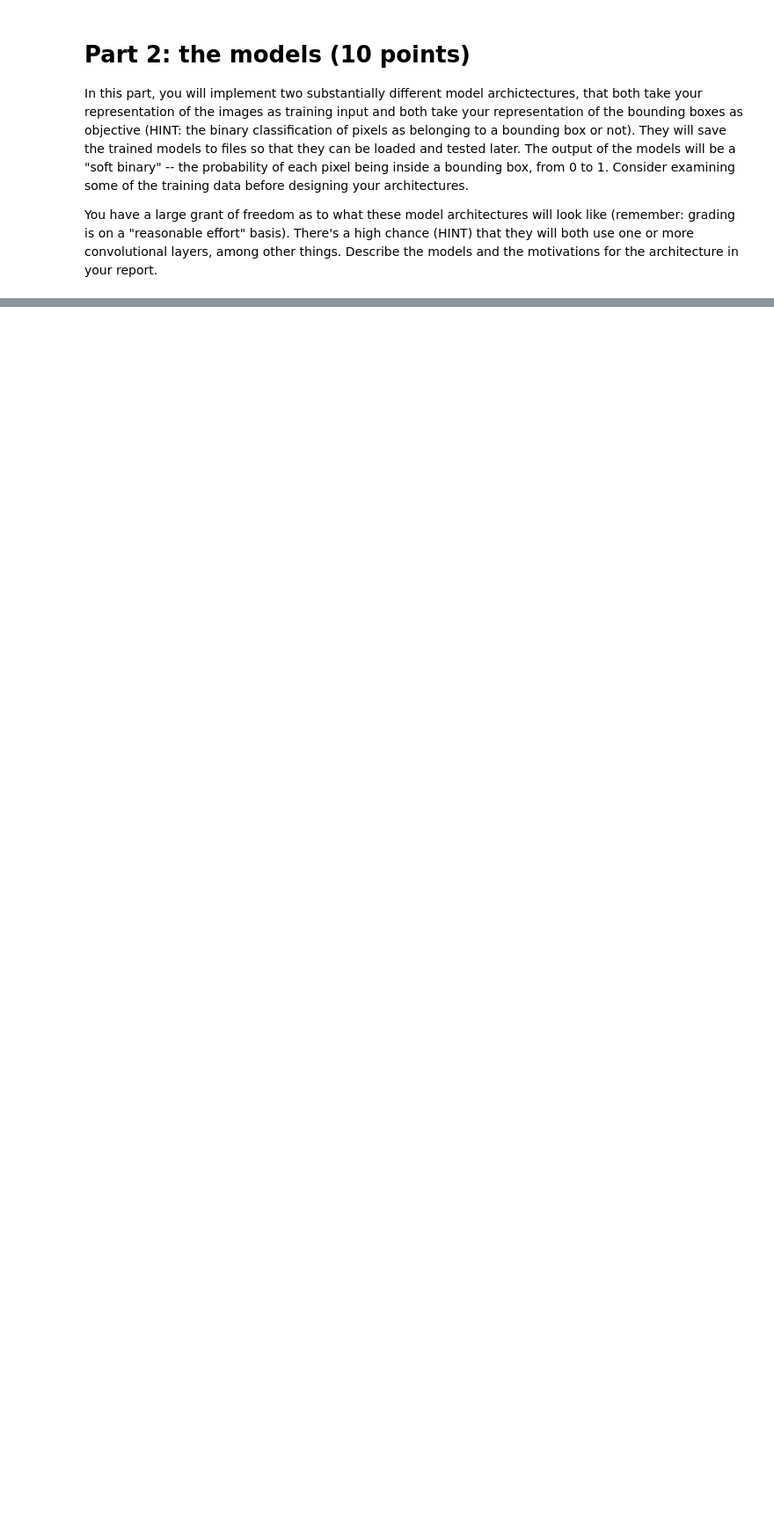
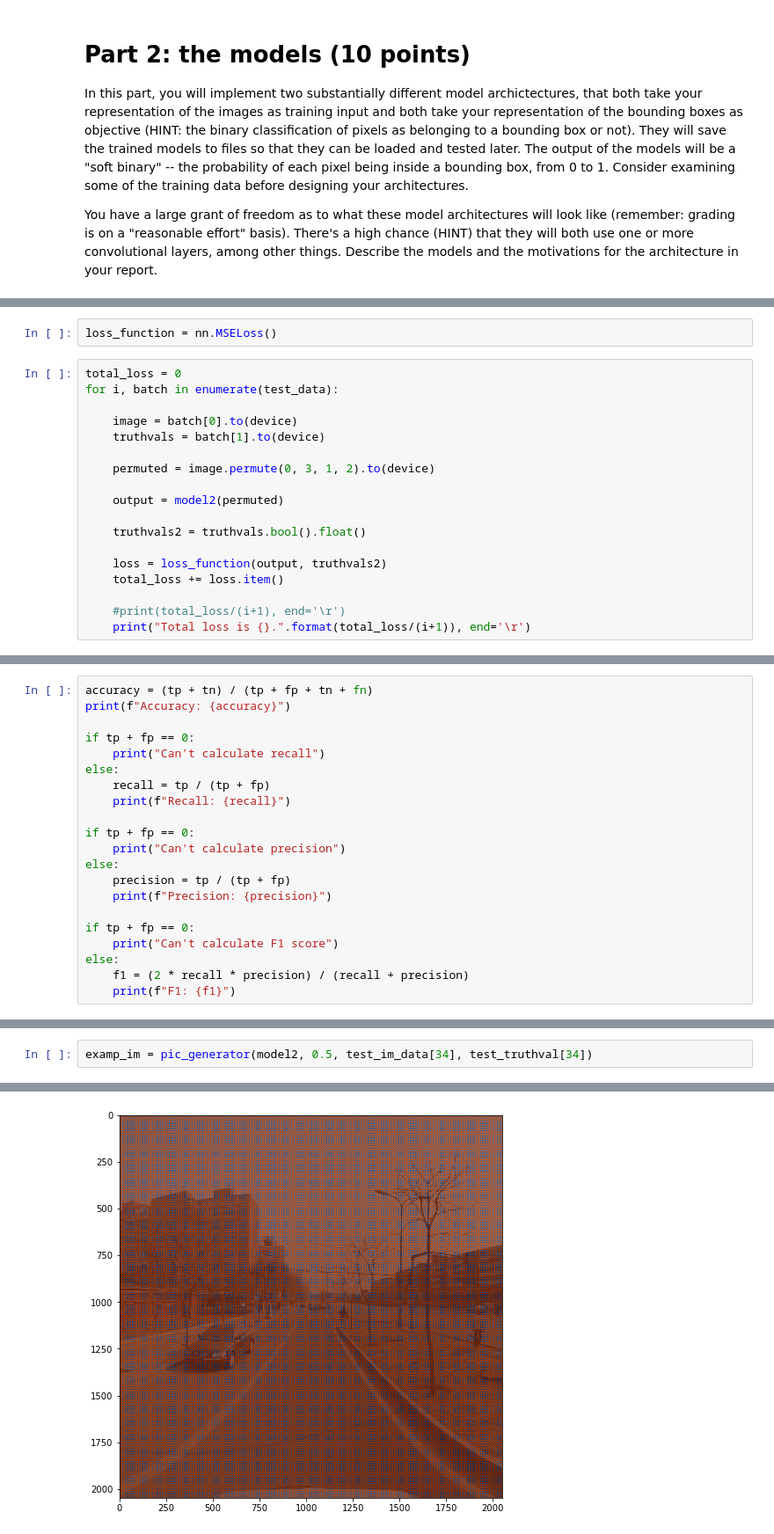
Before and after one commit to gusakhka/DETECTING-THE-LICENSE-PLATE, a Jupyter notebook: a1/Kamaneh AKhavan.ipynb, the cells around one changed output, grey strips where cells are left out. Shown at 88% size. Cells and saved outputs as stored; diff of their text form; blank space fills up the shorter version.

```diff
--- a/a1/Kamaneh AKhavan.ipynb
+++ b/a1/Kamaneh AKhavan.ipynb
@@ -307,0 +717,20 @@ It should also be possible to examine the effects of applying the model to indiv
+# %%
+loss_function = nn.MSELoss()
+# %%
+total_loss = 0
+for i, batch in enumerate(test_data):
+
+    image = batch[0].to(device)
+    truthvals = batch[1].to(device)
+
+    permuted = image.permute(0, 3, 1, 2).to(device)
+
+    output = model2(permuted)
+
+    truthvals2 = truthvals.bool().float()
+
+    loss = loss_function(output, truthvals2)
+    total_loss += loss.item()
+
+    #print(total_loss/(i+1), end='\r')
+    print("Total loss is {}.".format(total_loss/(i+1)), end='\r')
@@ -307,0 +767,21 @@ It should also be possible to examine the effects of applying the model to indiv
+# %%
+accuracy = (tp + tn) / (tp + fp + tn + fn)
+print(f"Accuracy: {accuracy}")
+
+if tp + fp == 0:
+    print("Can't calculate recall")
+else:
+    recall = tp / (tp + fp)
+    print(f"Recall: {recall}")
+
+if tp + fp == 0:
+    print("Can't calculate precision")
+else:
+    precision = tp / (tp + fp)
+    print(f"Precision: {precision}")
+
+if tp + fp == 0:
+    print("Can't calculate F1 score")
+else:
+    f1 = (2 * recall * precision) / (recall + precision)
+    print(f"F1: {f1}")
@@ -307,0 +873,3 @@ It should also be possible to examine the effects of applying the model to indiv
+# %%
+examp_im = pic_generator(model2, 0.5, test_im_data[34], test_truthval[34])
+# %% [output]
@@ -307,0 +890 @@ It should also be possible to examine the effects of applying the model to indiv
+[figure, added]
```
Also changed, not shown: parts of 44 cells of this notebook, 2 other files.
